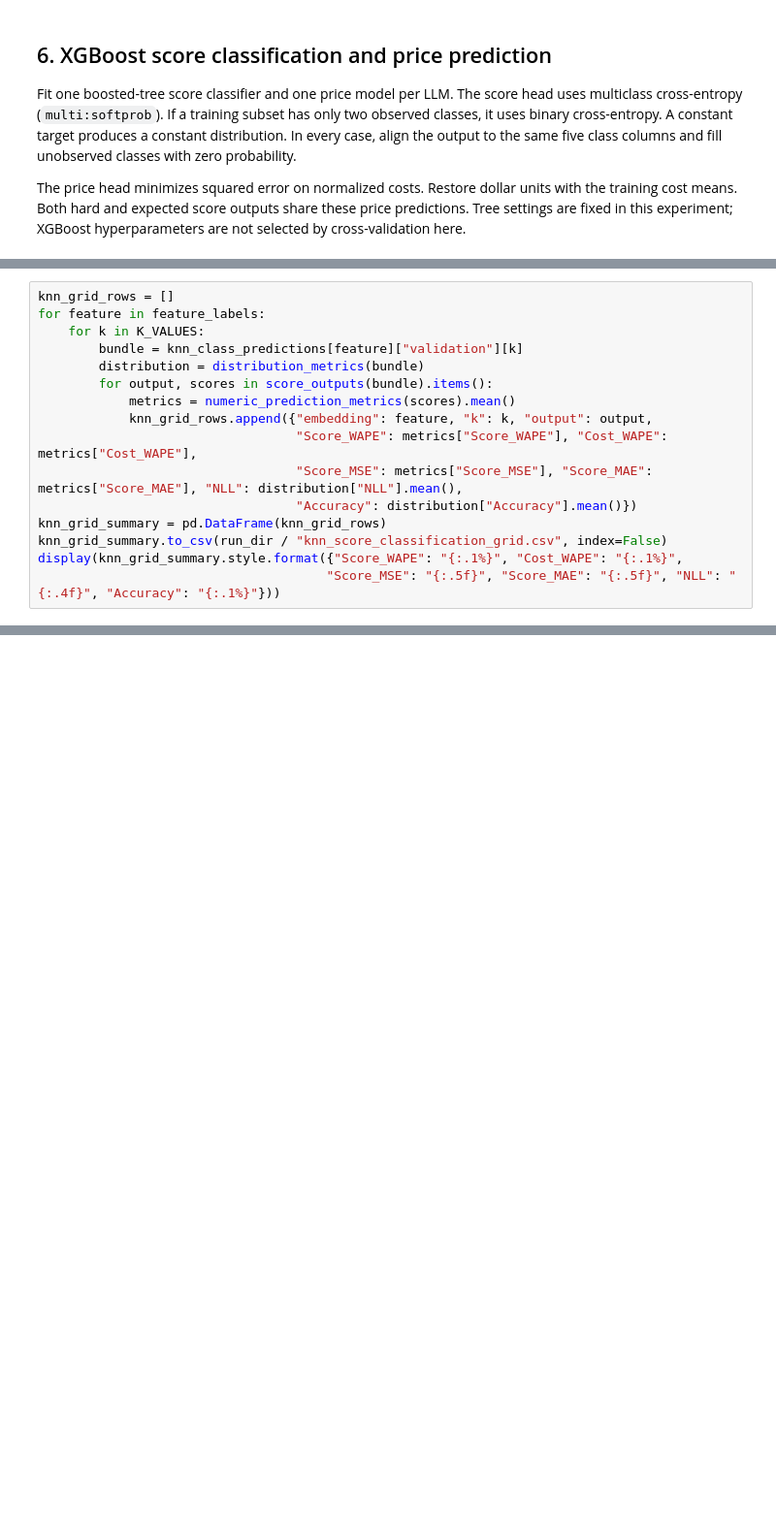
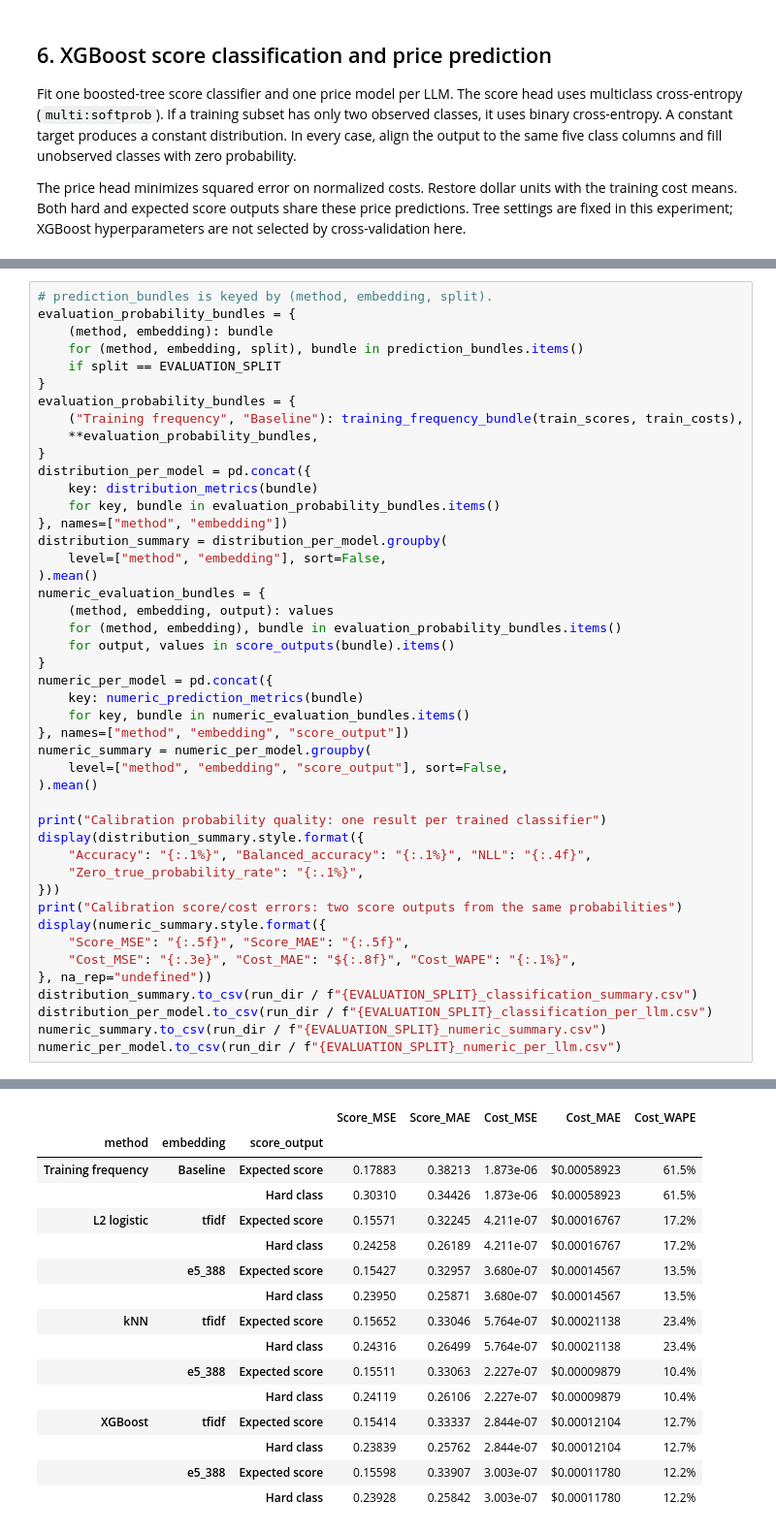
Before and after one commit to Erdos-Projects/fall-2026-right-for-less, a Jupyter notebook: 2_Router_Training/TF-IDF_E5_Score_Classification_Router.ipynb, the cells around one changed output, grey strips where cells are left out. Shown at 97% size. Saved outputs shown, nothing was run; the diff lists cells and outputs as text; blank space fills up the shorter version.

```diff
--- a/2_Router_Training/TF-IDF_E5_Score_Classification_Router.ipynb
+++ b/2_Router_Training/TF-IDF_E5_Score_Classification_Router.ipynb
@@ -981,16 +1670,0 @@ estimate. Keep validation comparisons exploratory when choosing a final `k`.
-# %%
-knn_grid_rows = []
-for feature in feature_labels:
-    for k in K_VALUES:
-        bundle = knn_class_predictions[feature]["validation"][k]
-        distribution = distribution_metrics(bundle)
-        for output, scores in score_outputs(bundle).items():
-            metrics = numeric_prediction_metrics(scores).mean()
-            knn_grid_rows.append({"embedding": feature, "k": k, "output": output,
-                                  "Score_WAPE": metrics["Score_WAPE"], "Cost_WAPE": metrics["Cost_WAPE"],
-                                  "Score_MSE": metrics["Score_MSE"], "Score_MAE": metrics["Score_MAE"], "NLL": distribution["NLL"].mean(),
-                                  "Accuracy": distribution["Accuracy"].mean()})
-knn_grid_summary = pd.DataFrame(knn_grid_rows)
-knn_grid_summary.to_csv(run_dir / "knn_score_classification_grid.csv", index=False)
-display(knn_grid_summary.style.format({"Score_WAPE": "{:.1%}", "Cost_WAPE": "{:.1%}",
-                                      "Score_MSE": "{:.5f}", "Score_MAE": "{:.5f}", "NLL": "{:.4f}", "Accuracy": "{:.1%}"}))
@@ -1014,0 +1671,46 @@ display(knn_grid_summary.style.format({"Score_WAPE": "{:.1%}", "Cost_WAPE": "{:.
+# %%
+# prediction_bundles is keyed by (method, embedding, split).
+evaluation_probability_bundles = {
+    (method, embedding): bundle
+    for (method, embedding, split), bundle in prediction_bundles.items()
+    if split == EVALUATION_SPLIT
+}
+evaluation_probability_bundles = {
+    ("Training frequency", "Baseline"): training_frequency_bundle(train_scores, train_costs),
+    **evaluation_probability_bundles,
+}
+distribution_per_model = pd.concat({
+    key: distribution_metrics(bundle)
+    for key, bundle in evaluation_probability_bundles.items()
+}, names=["method", "embedding"])
+distribution_summary = distribution_per_model.groupby(
+    level=["method", "embedding"], sort=False,
+).mean()
+numeric_evaluation_bundles = {
+    (method, embedding, output): values
+    for (method, embedding), bundle in evaluation_probability_bundles.items()
+    for output, values in score_outputs(bundle).items()
+}
+numeric_per_model = pd.concat({
+    key: numeric_prediction_metrics(bundle)
+    for key, bundle in numeric_evaluation_bundles.items()
+}, names=["method", "embedding", "score_output"])
+numeric_summary = numeric_per_model.groupby(
+    level=["method", "embedding", "score_output"], sort=False,
+).mean()
+
+print("Calibration probability quality: one result per trained classifier")
+display(distribution_summary.style.format({
+    "Accuracy": "{:.1%}", "Balanced_accuracy": "{:.1%}", "NLL": "{:.4f}",
+    "Zero_true_probability_rate": "{:.1%}",
+}))
+print("Calibration score/cost errors: two score outputs from the same probabilities")
+display(numeric_summary.style.format({
+    "Score_MSE": "{:.5f}", "Score_MAE": "{:.5f}",
+    "Cost_MSE": "{:.3e}", "Cost_MAE": "${:.8f}", "Cost_WAPE": "{:.1%}",
+}, na_rep="undefined"))
+distribution_summary.to_csv(run_dir / f"{EVALUATION_SPLIT}_classification_summary.csv")
+distribution_per_model.to_csv(run_dir / f"{EVALUATION_SPLIT}_classification_per_llm.csv")
+numeric_summary.to_csv(run_dir / f"{EVALUATION_SPLIT}_numeric_summary.csv")
+numeric_per_model.to_csv(run_dir / f"{EVALUATION_SPLIT}_numeric_per_llm.csv")
+# %% [output]
@@ -1015,3 +1728,19 @@ display(knn_grid_summary.style.format({"Score_WAPE": "{:.1%}", "Cost_WAPE": "{:.
+|  |  |  | Score_MSE | Score_MAE | Cost_MSE | Cost_MAE | Cost_WAPE |
+| method | embedding | score_output |  |  |  |  |  |
+| Training frequency | Baseline | Expected score | 0.17883 | 0.38213 | 1.873e-06 | $0.00058923 | 61.5% |
+|  |  | Hard class | 0.30310 | 0.34426 | 1.873e-06 | $0.00058923 | 61.5% |
+| L2 logistic | tfidf | Expected score | 0.15571 | 0.32245 | 4.211e-07 | $0.00016767 | 17.2% |
+|  |  | Hard class | 0.24258 | 0.26189 | 4.211e-07 | $0.00016767 | 17.2% |
+|  | e5_388 | Expected score | 0.15427 | 0.32957 | 3.680e-07 | $0.00014567 | 13.5% |
+|  |  | Hard class | 0.23950 | 0.25871 | 3.680e-07 | $0.00014567 | 13.5% |
+| kNN | tfidf | Expected score | 0.15652 | 0.33046 | 5.764e-07 | $0.00021138 | 23.4% |
+|  |  | Hard class | 0.24316 | 0.26499 | 5.764e-07 | $0.00021138 | 23.4% |
+|  | e5_388 | Expected score | 0.15511 | 0.33063 | 2.227e-07 | $0.00009879 | 10.4% |
+|  |  | Hard class | 0.24119 | 0.26106 | 2.227e-07 | $0.00009879 | 10.4% |
+| XGBoost | tfidf | Expected score | 0.15414 | 0.33337 | 2.844e-07 | $0.00012104 | 12.7% |
+|  |  | Hard class | 0.23839 | 0.25762 | 2.844e-07 | $0.00012104 | 12.7% |
+|  | e5_388 | Expected score | 0.15598 | 0.33907 | 3.003e-07 | $0.00011780 | 12.2% |
+|  |  | Hard class | 0.23928 | 0.25842 | 3.003e-07 | $0.00011780 | 12.2% |
 # %% [markdown]
 ## 8. Save and reuse the results
 
```
Also changed, not shown: parts of 32 cells of this notebook, 1 other file.
